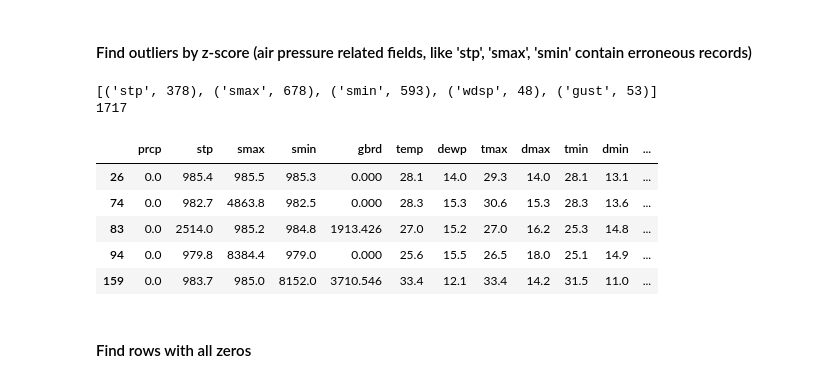
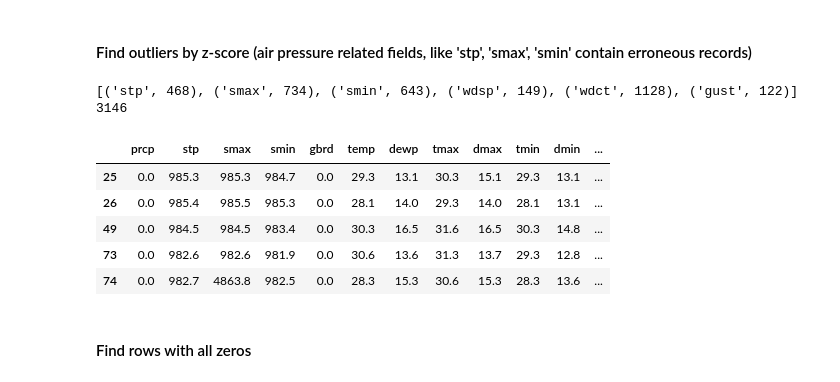
Before and after one commit to ctc316/precipitation_forecast_brazil, a Jupyter notebook: precipitation_forecast_brazil.ipynb, the cells around one changed output. Drawn from its saved outputs; the diff is of its cells as text; code cells hidden in the pictures.

```diff
--- a/precipitation_forecast_brazil.ipynb
+++ b/precipitation_forecast_brazil.ipynb
@@ -118,31 +116,31 @@ train_data_Sao.head()
 # %%
 def getOutlierIndices(df):
     df_zscore = (df - df.mean()) / df.std()
     outliers = set()
     outlier_col = []
     for col in df.columns:
         if col == 'prcp':
             continue
-        ol = list(df_zscore[abs(df_zscore[col]) > 3.5].index)
+        ol = list(df_zscore[abs(df_zscore[col]) > 3].index)
         if len(ol) > 0:
             outlier_col.append((col, len(ol)))
         outliers.update(ol)
 
     print(outlier_col)
     print(len(outliers))
     return outliers
 
 outliers = getOutlierIndices(train_data_Sao)
 train_data_Sao.loc[sorted(outliers)].head()
 # %% [output]
-[('stp', 378), ('smax', 678), ('smin', 593), ('wdsp', 48), ('gust', 53)]
-1717
+[('stp', 468), ('smax', 734), ('smin', 643), ('wdsp', 149), ('wdct', 1128), ('gust', 122)]
+3146
 |  | prcp | stp | smax | smin | gbrd | temp | dewp | tmax | dmax | tmin | dmin | ... |
-| 26 | 0.0 | 985.4 | 985.5 | 985.3 | 0.000 | 28.1 | 14.0 | 29.3 | 14.0 | 28.1 | 13.1 | ... |
-| 74 | 0.0 | 982.7 | 4863.8 | 982.5 | 0.000 | 28.3 | 15.3 | 30.6 | 15.3 | 28.3 | 13.6 | ... |
-| 83 | 0.0 | 2514.0 | 985.2 | 984.8 | 1913.426 | 27.0 | 15.2 | 27.0 | 16.2 | 25.3 | 14.8 | ... |
-| 94 | 0.0 | 979.8 | 8384.4 | 979.0 | 0.000 | 25.6 | 15.5 | 26.5 | 18.0 | 25.1 | 14.9 | ... |
-| 159 | 0.0 | 983.7 | 985.0 | 8152.0 | 3710.546 | 33.4 | 12.1 | 33.4 | 14.2 | 31.5 | 11.0 | ... |
+| 25 | 0.0 | 985.3 | 985.3 | 984.7 | 0.0 | 29.3 | 13.1 | 30.3 | 15.1 | 29.3 | 13.1 | ... |
+| 26 | 0.0 | 985.4 | 985.5 | 985.3 | 0.0 | 28.1 | 14.0 | 29.3 | 14.0 | 28.1 | 13.1 | ... |
+| 49 | 0.0 | 984.5 | 984.5 | 983.4 | 0.0 | 30.3 | 16.5 | 31.6 | 16.5 | 30.3 | 14.8 | ... |
+| 73 | 0.0 | 982.6 | 982.6 | 981.9 | 0.0 | 30.6 | 13.6 | 31.3 | 13.7 | 29.3 | 12.8 | ... |
+| 74 | 0.0 | 982.7 | 4863.8 | 982.5 | 0.0 | 28.3 | 15.3 | 30.6 | 15.3 | 28.3 | 13.6 | ... |
 # %% [markdown]
 #### Find rows with all zeros
 # %%
```
Also changed, not shown: parts of 9 cells of this notebook.
